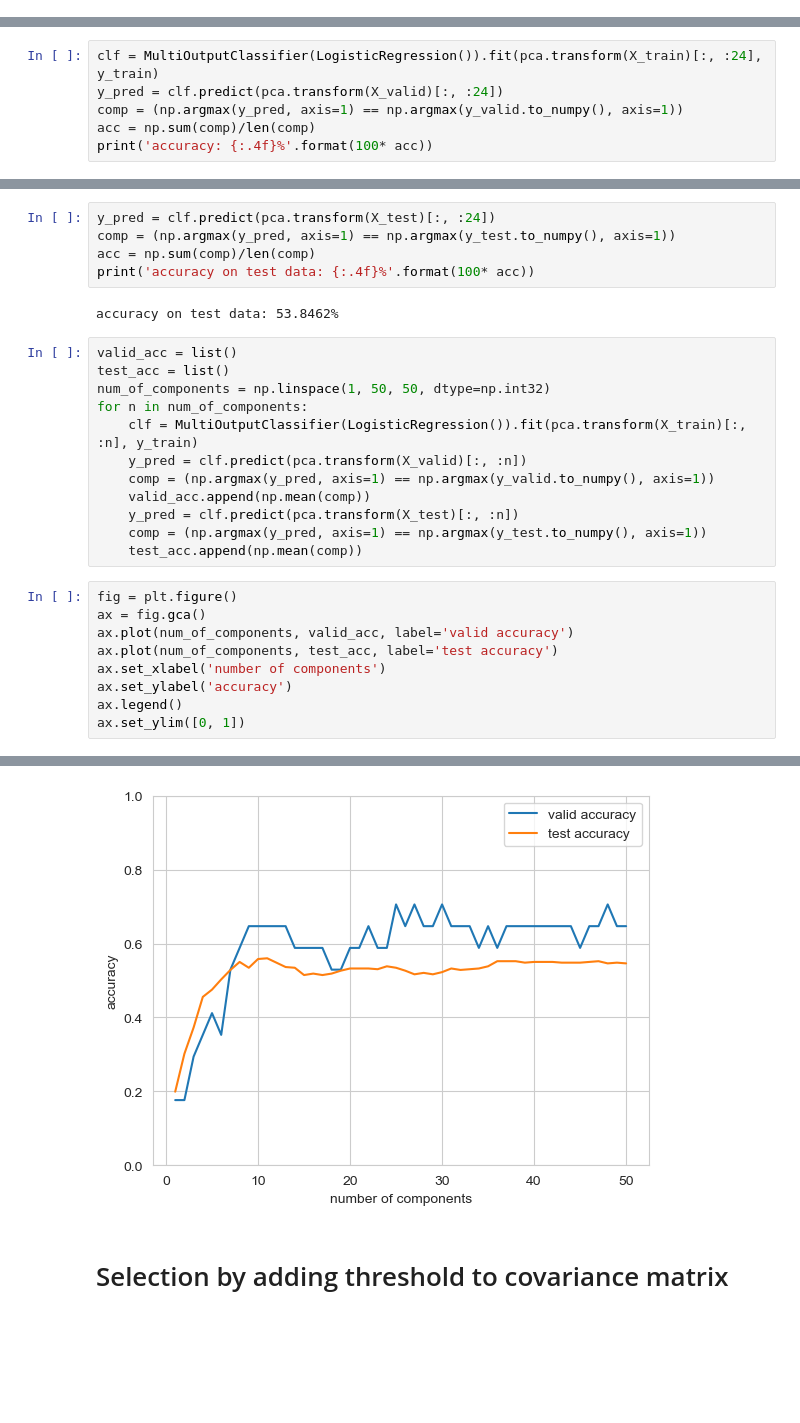
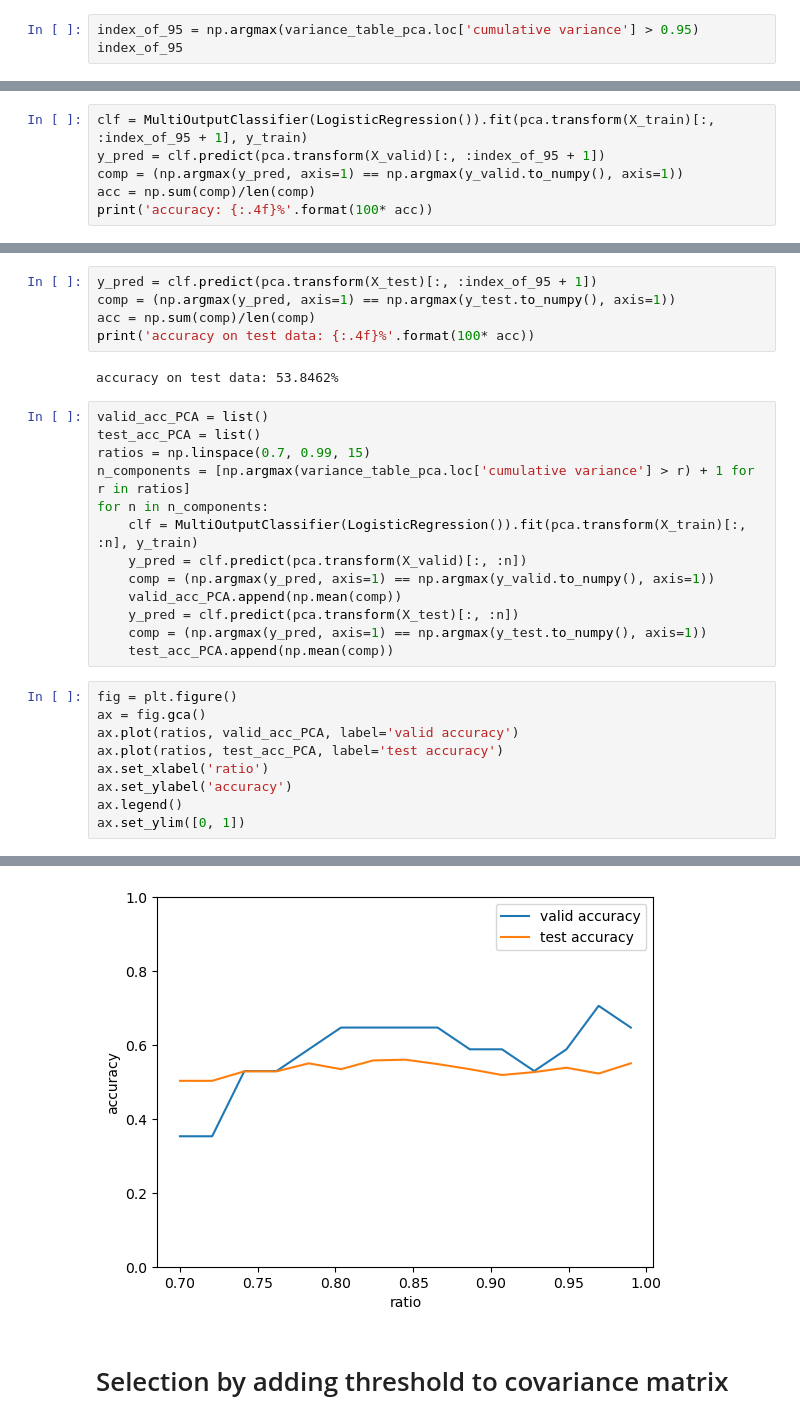
Before and after one commit to hereistheusername/Urban-Land-Cover-Data-Analysis, a Jupyter notebook: urban land cover analysis.ipynb, the cells around one changed output, grey strips where cells are left out. Cells and saved outputs as stored; diff of their text form; blank space fills up the shorter version.

Commit message:
changing hyperparameter from number of components to ratio of variances in threshold methd; the actual number of components is selected by the algorithm automatically

```diff
--- a/urban land cover analysis.ipynb
+++ b/urban land cover analysis.ipynb
@@ -257,3 +262,6 @@ accuracy on test data: 51.4793%
 taking 90% of the variance gives the result 58.8235% accuracy
 
 Try taking 95% of the variance, which means first 24 component
+# %%
+index_of_95 = np.argmax(variance_table_pca.loc['cumulative variance'] > 0.95)
+index_of_95
@@ -260,6 +270,6 @@ Try taking 95% of the variance, which means first 24 component
 # %%
-clf = MultiOutputClassifier(LogisticRegression()).fit(pca.transform(X_train)[:, :24], y_train)
-y_pred = clf.predict(pca.transform(X_valid)[:, :24])
+clf = MultiOutputClassifier(LogisticRegression()).fit(pca.transform(X_train)[:, :index_of_95 + 1], y_train)
+y_pred = clf.predict(pca.transform(X_valid)[:, :index_of_95 + 1])
 comp = (np.argmax(y_pred, axis=1) == np.argmax(y_valid.to_numpy(), axis=1))
 acc = np.sum(comp)/len(comp)
 print('accuracy: {:.4f}%'.format(100* acc))
@@ -268,36 +278,37 @@ accuracy: 58.8235%
 # %% [markdown]
 The accuracy didn't improve anymore.
 # %%
-y_pred = clf.predict(pca.transform(X_test)[:, :24])
+y_pred = clf.predict(pca.transform(X_test)[:, :index_of_95 + 1])
 comp = (np.argmax(y_pred, axis=1) == np.argmax(y_test.to_numpy(), axis=1))
 acc = np.sum(comp)/len(comp)
 print('accuracy on test data: {:.4f}%'.format(100* acc))
 # %% [output]
 accuracy on test data: 53.8462%
 # %%
-valid_acc = list()
-test_acc = list()
-num_of_components = np.linspace(1, 50, 50, dtype=np.int32)
-for n in num_of_components:
+valid_acc_PCA = list()
+test_acc_PCA = list()
+ratios = np.linspace(0.7, 0.99, 15)
+n_components = [np.argmax(variance_table_pca.loc['cumulative variance'] > r) + 1 for r in ratios]
+for n in n_components:
     clf = MultiOutputClassifier(LogisticRegression()).fit(pca.transform(X_train)[:, :n], y_train)
     y_pred = clf.predict(pca.transform(X_valid)[:, :n])
     comp = (np.argmax(y_pred, axis=1) == np.argmax(y_valid.to_numpy(), axis=1))
-    valid_acc.append(np.mean(comp))
+    valid_acc_PCA.append(np.mean(comp))
     y_pred = clf.predict(pca.transform(X_test)[:, :n])
     comp = (np.argmax(y_pred, axis=1) == np.argmax(y_test.to_numpy(), axis=1))
-    test_acc.append(np.mean(comp))
+    test_acc_PCA.append(np.mean(comp))
 # %%
 fig = plt.figure()
 ax = fig.gca()
-ax.plot(num_of_components, valid_acc, label='valid accuracy')
-ax.plot(num_of_components, test_acc, label='test accuracy')
-ax.set_xlabel('number of components')
+ax.plot(ratios, valid_acc_PCA, label='valid accuracy')
+ax.plot(ratios, test_acc_PCA, label='test accuracy')
+ax.set_xlabel('ratio')
 ax.set_ylabel('accuracy')
 ax.legend()
 ax.set_ylim([0, 1])
 # %% [output]
 (0.0, 1.0)
-[figure, old version]
+[figure, new version]
 # %% [markdown]
 # Selection by adding threshold to covariance matrix
 # %%
```
Also changed, not shown: parts of 20 cells of this notebook, 2 other files.
